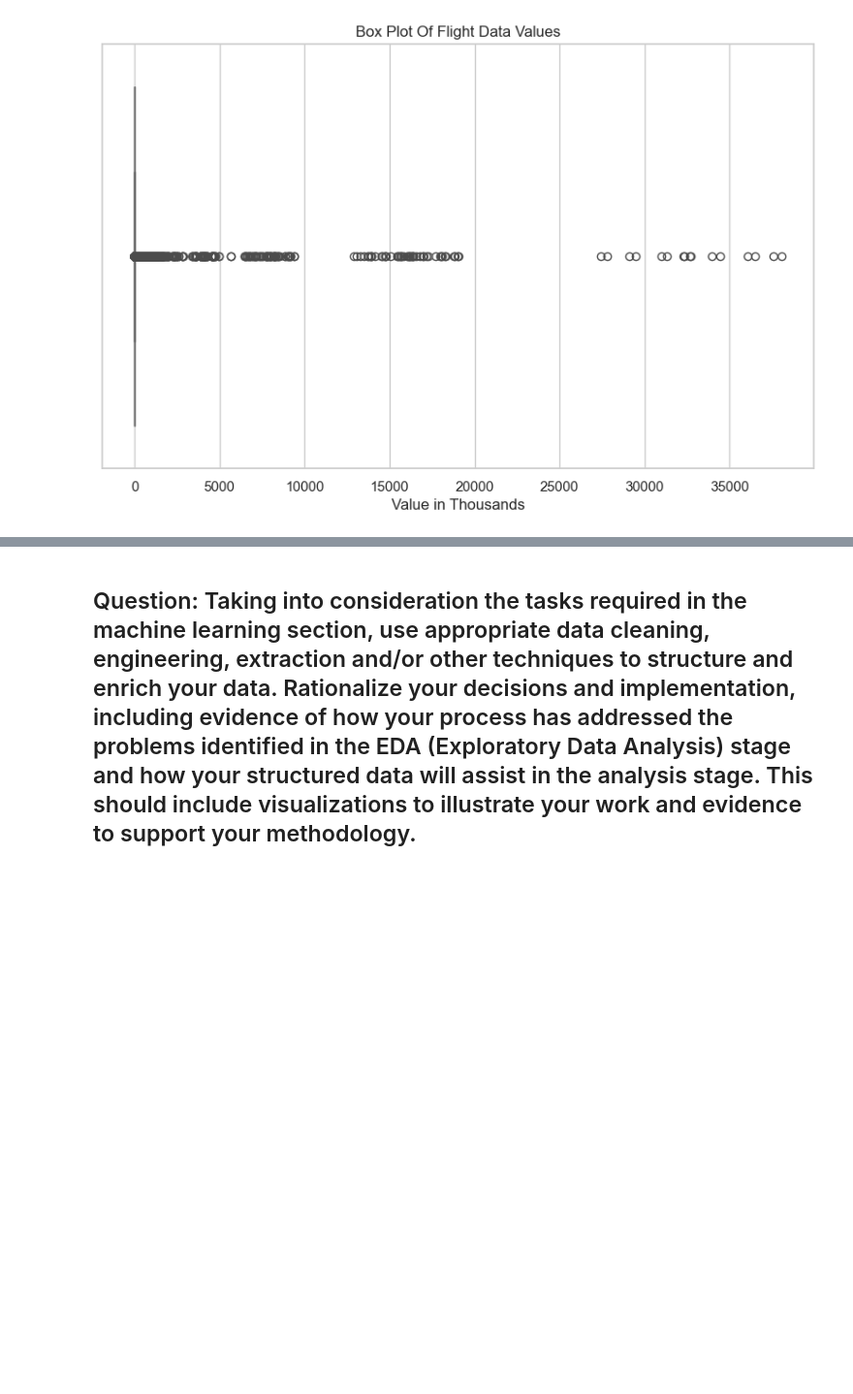
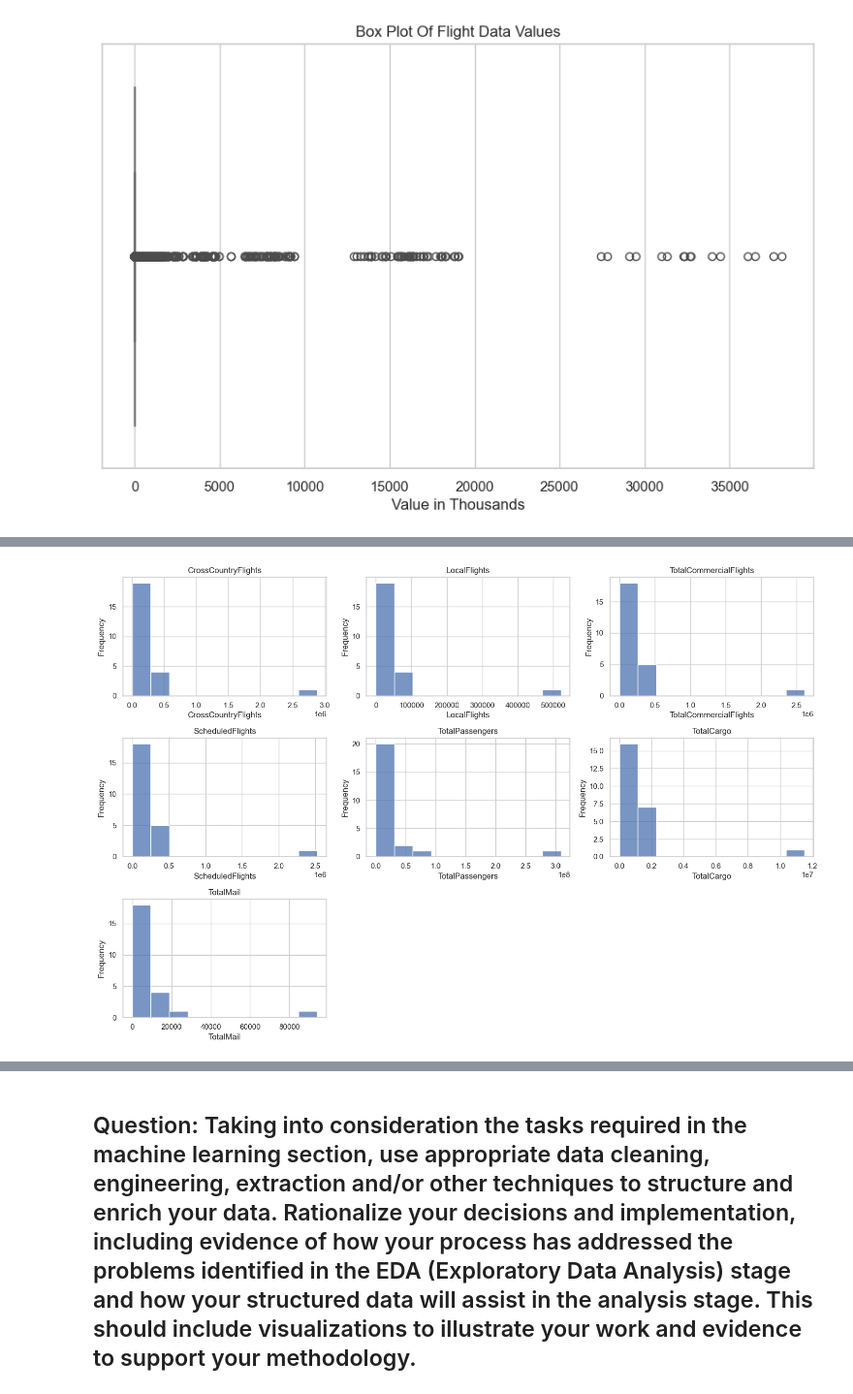
Before and after one commit to UmarIqbal3347/MSC_DA_InterGr_CA2, a Jupyter notebook: MSC_DA_InterGr_CA2.ipynb, the cells around one changed output, grey strips where cells are left out. Shown at 97% size. Cells and saved outputs as stored; diff of their text form; code cells hidden in the pictures; blank space fills up the shorter version.

```diff
--- a/MSC_DA_InterGr_CA2.ipynb
+++ b/MSC_DA_InterGr_CA2.ipynb
@@ -377,0 +597,2 @@ plt.show()
+# %%
+netherlandsFlightDF= pd.read_csv("netherlands_flights_yearly_data.csv")
@@ -377,0 +626,8 @@ plt.show()
+# %%
+# As we can see that the the except for period column, the rest od the columns are in object type. so lets convert it
+numericColumns=["CrossCountryFlights","LocalFlights","TotalCommercialFlights","ScheduledFlights","TotalPassengers","TotalCargo","TotalMail"]
+
+# lets remove commas and convert it into integres
+for col in numericColumns:
+    netherlandsFlightDF[col] = netherlandsFlightDF[col].str.replace(',','').astype(int)
+netherlandsFlightDF.dtypes
@@ -377,0 +685,14 @@ plt.show()
+# %%
+sbn.set(style="whitegrid")
+numericColumnsForHist=["CrossCountryFlights","LocalFlights","TotalCommercialFlights","ScheduledFlights","TotalPassengers","TotalCargo","TotalMail"]
+plt.figure(figsize=(15,10))
+for i,col in enumerate(numericColumnsForHist,1):
+    plt.subplot(3,3,i)
+    sbn.histplot(netherlandsFlightDF[col],kde=False,bins=10)
+    plt.title(col)
+    plt.xlabel(col)
+    plt.ylabel("Frequency")
+plt.tight_layout()
+plt.show()
+# %% [output]
+[figure, added]
```
Also changed, not shown: parts of 198 cells of this notebook.
